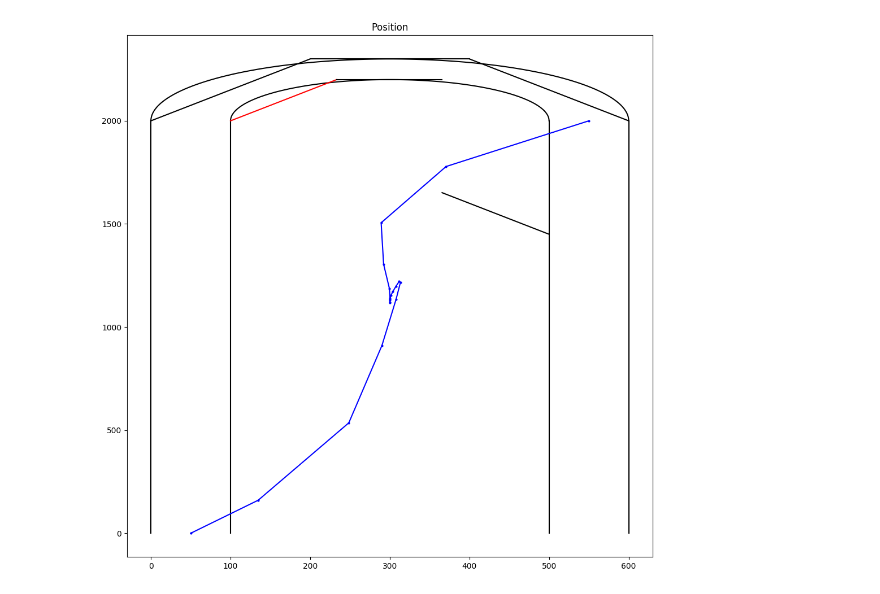
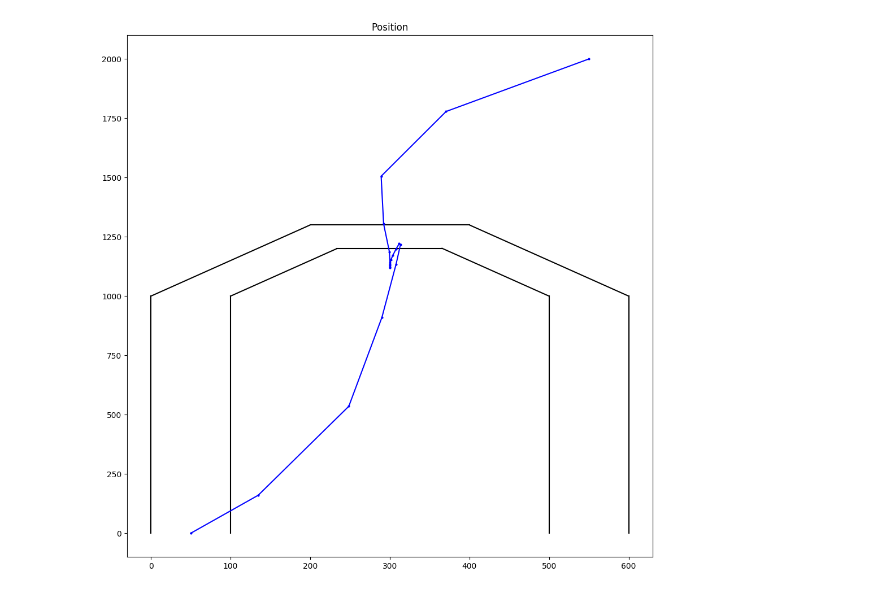
Before and after one commit to SparshAgarwal/Optimization, a Jupyter notebook: Project/Sam's Hovercraft.ipynb, the cells around one changed output. Drawn from its saved outputs; the diff is of its cells as text; code cells hidden in the pictures.

```diff
--- a/Project/Sam's Hovercraft.ipynb
+++ b/Project/Sam's Hovercraft.ipynb
@@ -76,44 +76,44 @@ x1 = 300 + 200*cos.(rad)
 y1 = 2000 + 200*sin.(rad)
 
 x2 = linspace(0,200,100)
 x3 = linspace(100,233.33,100)
 x4 = linspace(233.33,365.66,100)
 x5 = linspace(200,400,100)
 x6 = linspace(365.66,500,100)
 x7 = linspace(400,600,100)
 
-y2 = (3/2)*x2 + 2000
-y3 = (3/2)*x3 + 1850
-y4 = 0*x4 + 2200
-y5 = 0*x5 + 2300
-y6 = -(3/2)*x6 + 2200
-y7 = -(3/2)*x7 + 2900
+y2 = (3/2)*x2 + 1000
+y3 = (3/2)*x3 + 850
+y4 = 0*x4 + 1200
+y5 = 0*x5 + 1300
+y6 = -(3/2)*x6 + 1750
+y7 = -(3/2)*x7 + 1900
 
 Llinex = [0, 0]
-Lliney = [0, 2000]
+Lliney = [0, 1000]
 LMlinex = [100,100]
-LMliney = [0,2000]
+LMliney = [0,1000]
 RMlinex = [500, 500]
-RMliney = [0,2000]
+RMliney = [0,1000]
 Rlinex = [600,600]
-Rliney = [0,2000]
+Rliney = [0,1000]
 
 figure(figsize=(12,12))
 title("Position")
 
 plot(Llinex[:],Lliney[:], color = "#000000", markersize=4 )
 plot(LMlinex[:],LMliney[:],color = "#000000", markersize=4 )
 plot(RMlinex[:],RMliney[:], color = "#000000", markersize=4 )
 plot(Rlinex[:],Rliney[:], color = "#000000", markersize=4 )
-plot(x,y, color = "#000000", markersize=4 )
-plot(x1,y1, color = "#000000", markersize=4 )
+# plot(x,y, color = "#000000", markersize=4 )
+# plot(x1,y1, color = "#000000", markersize=4 )
 plot(x2,y2, color = "#000000", markersize=4 )
-plot(x3,y3, color = "r", markersize=4 )
+plot(x3,y3, color = "#000000", markersize=4 )
 plot(x4,y4, color = "#000000", markersize=4 )
 plot(x5,y5, color = "#000000", markersize=4 )
 plot(x6,y6, color = "#000000", markersize=4 )
 plot(x7,y7, color = "#000000", markersize=4 )
 
 plot( getvalue(P[1,:]), getvalue(P[2,:]), "b.-", markersize=4 );
 # %% [output]
-[figure, old version]
+[figure, new version]
```
